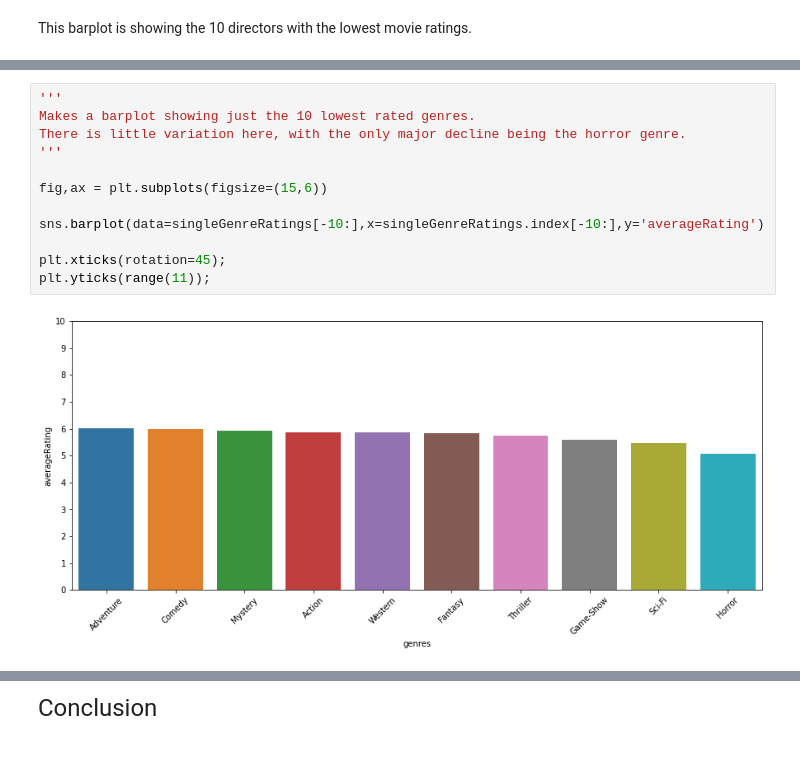
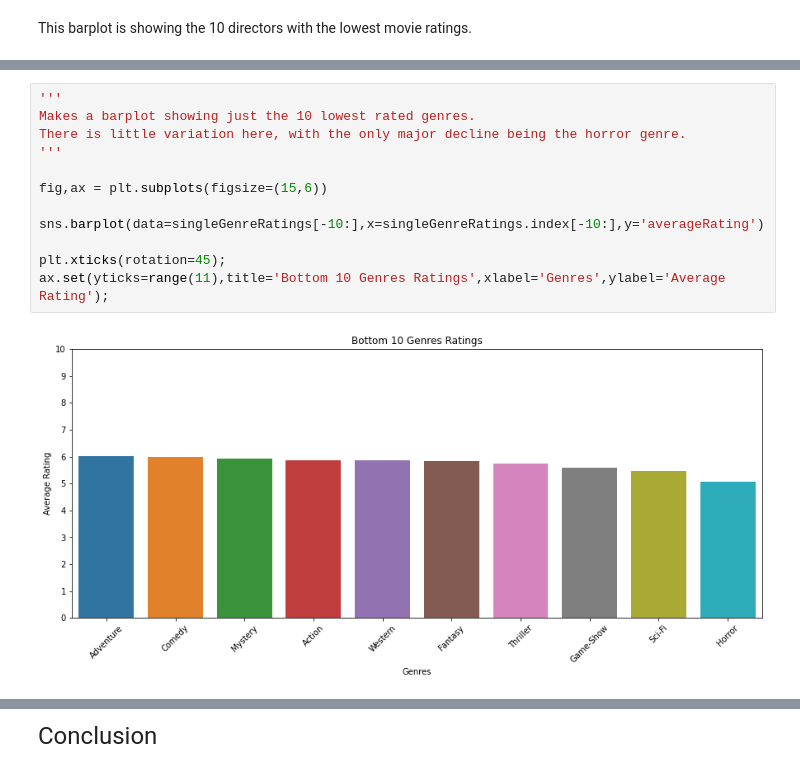
Before and after one commit to pjlannoo/Movie-Data-Analysis-Project, a Jupyter notebook: Notebooks/FinalNotebook.ipynb, the cells around one changed output, grey strips where cells are left out. Drawn from its saved outputs; the diff is of its cells as text.

```diff
--- a/Notebooks/FinalNotebook.ipynb
+++ b/Notebooks/FinalNotebook.ipynb
@@ -430,17 +455,17 @@ plt.yticks(range(11));
 # %%
 '''
 Makes a barplot showing just the 10 lowest rated genres.
 There is little variation here, with the only major decline being the horror genre.
 '''
 
 fig,ax = plt.subplots(figsize=(15,6))
 
 sns.barplot(data=singleGenreRatings[-10:],x=singleGenreRatings.index[-10:],y='averageRating')
 
 plt.xticks(rotation=45);
-plt.yticks(range(11));
+ax.set(yticks=range(11),title='Bottom 10 Genres Ratings',xlabel='Genres',ylabel='Average Rating');
 # %% [output]
-[figure, old version]
+[figure, new version]
 # %%
 '''
 Makes a barplot showing 10 genres in the middle of the rankings.
```
Also changed, not shown: parts of 8 cells of this notebook, 9 other files.
